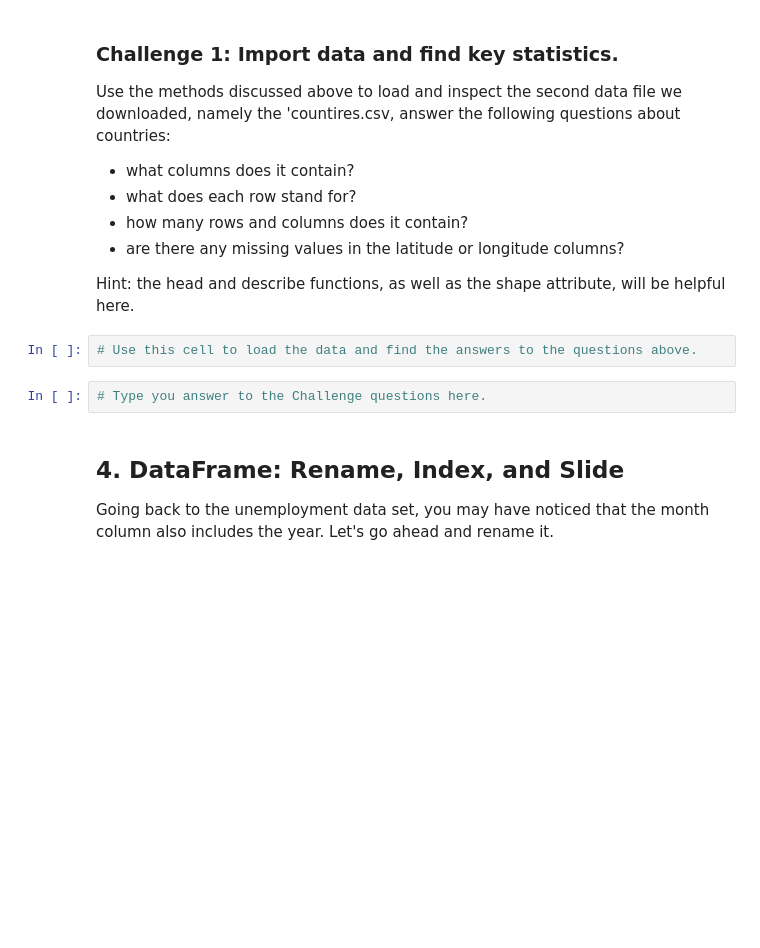
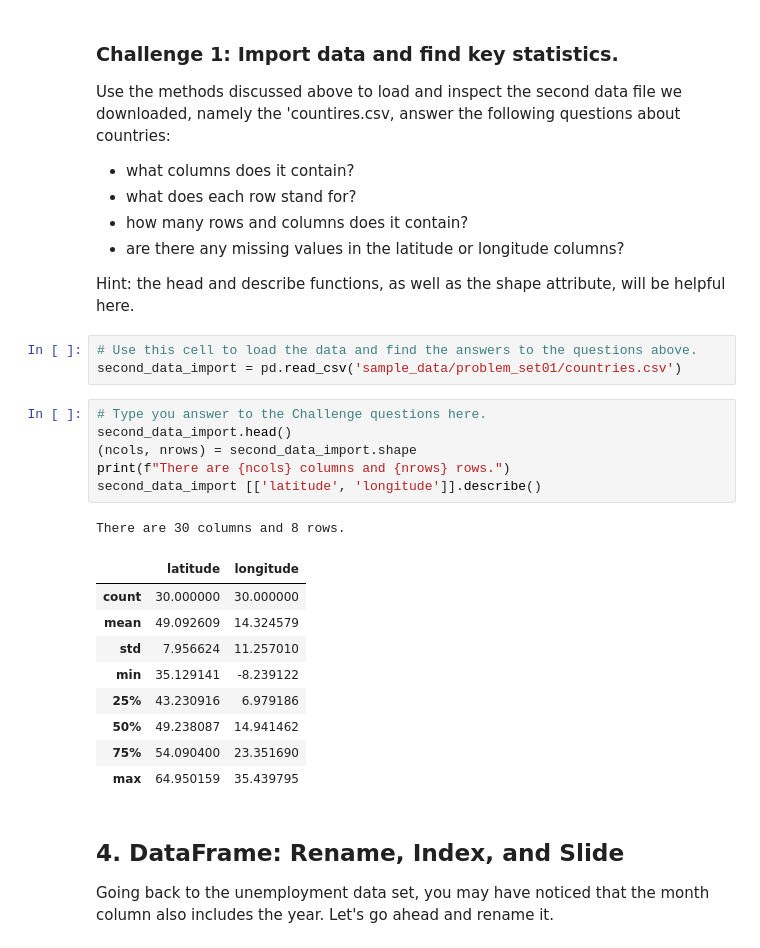
Before and after one commit to SOARPN/CUS_752_SPRING_2026, a Jupyter notebook: Problem_set_01_working_with_data_sources-1 (1).ipynb, the cells around one changed output. Saved outputs shown, nothing was run; the diff lists cells and outputs as text; blank space fills up the shorter version.

```diff
--- a/Problem_set_01_working_with_data_sources-1 (1).ipynb
+++ b/Problem_set_01_working_with_data_sources-1 (1).ipynb
@@ -122,8 +157,24 @@ Use the methods discussed above to load and inspect the second data file we down
 Hint: the head and describe functions, as well as the shape attribute, will be helpful here.
 # %%
 # Use this cell to load the data and find the answers to the questions above.
+second_data_import = pd.read_csv('sample_data/problem_set01/countries.csv')
 # %%
 # Type you answer to the Challenge questions here.
+second_data_import.head()
+(ncols, nrows) = second_data_import.shape
+print(f"There are {ncols} columns and {nrows} rows.")
+second_data_import [['latitude', 'longitude']].describe()
+# %% [output]
+There are 30 columns and 8 rows.
+|  | latitude | longitude |
+| count | 30.000000 | 30.000000 |
+| mean | 49.092609 | 14.324579 |
+| std | 7.956624 | 11.257010 |
+| min | 35.129141 | -8.239122 |
+| 25% | 43.230916 | 6.979186 |
+| 50% | 49.238087 | 14.941462 |
+| 75% | 54.090400 | 23.351690 |
+| max | 64.950159 | 35.439795 |
 # %% [markdown]
 ## 4. DataFrame: Rename, Index, and Slide
 
```
Also changed, not shown: parts of 8 cells of this notebook.
